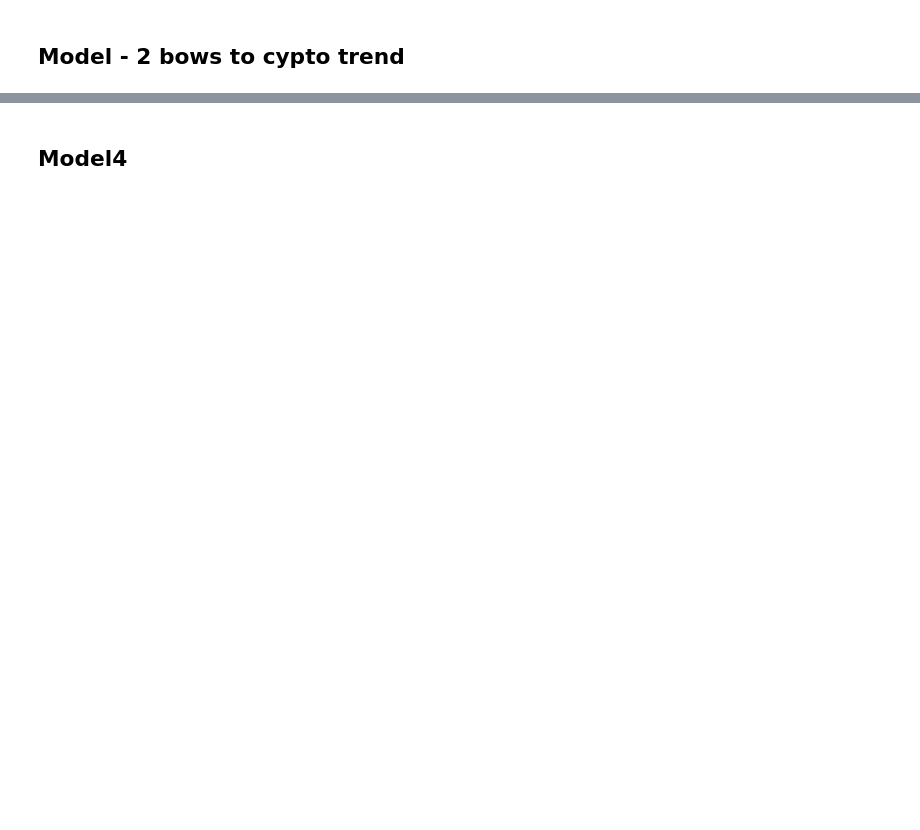
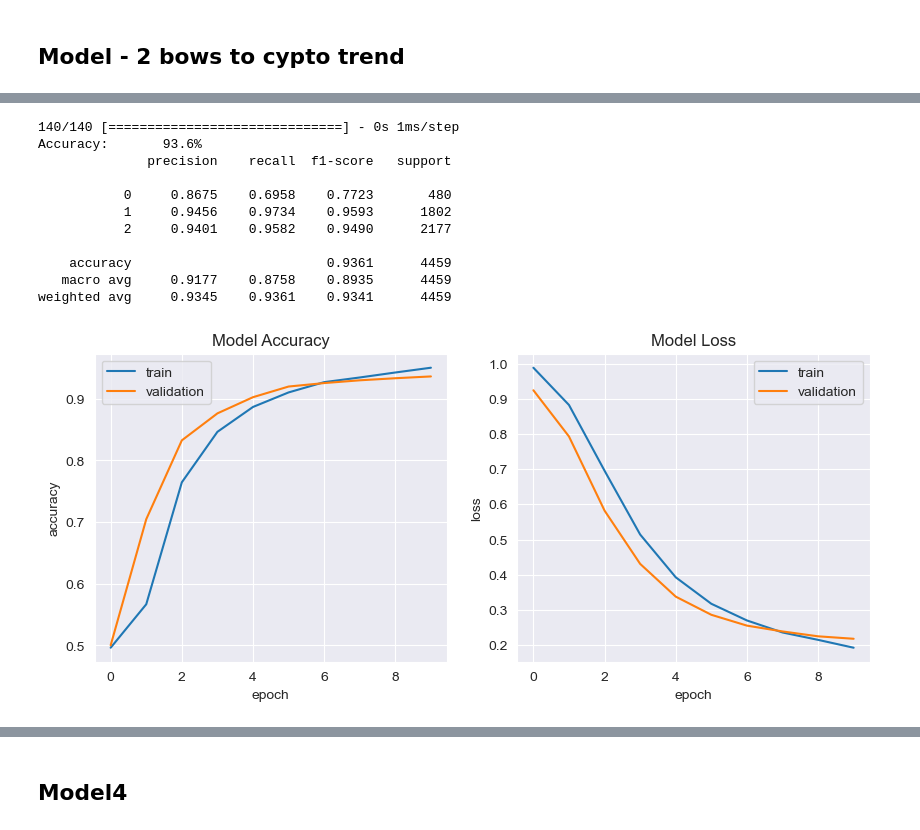
Before and after one commit to PotatoBearP/MLP_GP, a Jupyter notebook: G033_MLP.ipynb, the cells around one changed output, grey strips where cells are left out. Drawn from its saved outputs; the diff is of its cells as text; code cells hidden in the pictures; blank space fills up the shorter version.

```diff
--- a/G033_MLP.ipynb
+++ b/G033_MLP.ipynb
@@ -868,26 +821,67 @@ X_test = sequence.pad_sequences(X_test, maxlen=max_words)
 
 import tensorflow.keras.backend as K
 from tensorflow.keras.models import Sequential
-from tensorflow.keras.layers import Dense, Embedding, Conv1D, MaxPooling1D, LSTM
+from tensorflow.keras.layers import Dense, Embedding, Conv1D, MaxPooling1D, LSTM, GRU, SimpleRNN
 from sklearn.metrics import accuracy_score, confusion_matrix, classification_report
 
 batch_size = 32
-epochs = 10
+#cnn
+#epochs = 15
+#cnn-lstm
+#epochs = 5
+#epochs = 15
+#ann
+#epochs =20
+epochs =10
 
 max_features = 20000
 embed_dim = 100
+neurons = 64
 
 np.random.seed(seed)
 K.clear_session()
 model = Sequential()
 model.add(Embedding(max_features, embed_dim, input_length=X_train.shape[1]))
-model.add(Conv1D(filters=32, kernel_size=3, padding='same', activation='relu'))
-model.add(MaxPooling1D(pool_size=2))
-model.add(Conv1D(filters=32, kernel_size=3, padding='same', activation='relu'))
+
+model.add(Dense(16, activation='relu'))
+model.add(Dense(16, activation='relu'))
 model.add(GlobalMaxPooling1D())
-#model.add(Dropout(0.3))
-#model.add(LSTM(100, dropout=0.5, recurrent_dropout=0.2))
-#model.add(Dense(32, activation='relu', kernel_regularizer=regularizers.l2(weight_decay)))
+model.add(Dropout(0.25))
+
+# model.add(Conv1D(filters=32, kernel_size=3, padding='same', activation='relu'))
+# model.add(MaxPooling1D(pool_size=2))
+# model.add(Conv1D(filters=32, kernel_size=3, padding='same', activation='relu'))
+# model.add(MaxPooling1D(pool_size=2))
+# model.add(Dropout(0.25))
+
+# model.add(Conv1D(filters=32, kernel_size=3, padding='same', activation='relu'))
+# model.add(MaxPooling1D(pool_size=2))
+# model.add(Conv1D(filters=32, kernel_size=3, padding='same', activation='relu'))
+# model.add(MaxPooling1D(pool_size=2))
+# model.add(Dropout(0.25))
+
+# model.add(Conv1D(filters=32, kernel_size=1, padding='same', activation='relu'))
+# model.add(MaxPooling1D(pool_size=2))
+# model.add(Bidirectional(LSTM(32)))
+#model.add(Dropout(0.25))
+
+
+# model.add(GRU(256, return_sequences=True))
+# model.add(SimpleRNN(128))
+# model.add(Dense(10))
+# model.add(Dropout(0.25))
+
+# model.add(LSTM(256))
+# model.add(Dense(10))
+# model.add(Dropout(0.25))
+
+# model.add(Conv1D(filters=32, kernel_size=3, padding='same', activation='relu'))
+# model.add(MaxPooling1D(pool_size=2))
+# model.add(Conv1D(filters=32, kernel_size=3, padding='same', activation='relu'))
+# model.add(MaxPooling1D(pool_size=2))
+# model.add(LSTM(256))
+# model.add(Dropout(0.25))
+
 model.add(Dense(num_classes, activation='softmax'))
 model.compile(loss='categorical_crossentropy', optimizer='adam', metrics=['accuracy'])
 model.optimizer.learning_rate = 1e-4
@@ -919,12 +913,13 @@ def plot_training_hist(history):
     ax[1].legend(['train', 'validation'], loc='best')
 
 
-# plot_training_hist(history)
+plot_training_hist(history)
 # predict class with test set
-model.save('embedding_semantics')
-# y_pred_test = np.argmax(model.predict(X_test), axis=1)
-# print('Accuracy:\t{:0.1f}%'.format(accuracy_score(np.argmax(y_test, axis=1), y_pred_test) * 100))
-# print(classification_report(np.argmax(y_test, axis=1), y_pred_test))
+model.save('ann')
+y_pred_test = np.argmax(model.predict(X_test), axis=1)
+np.savetxt("ann_predict.csv", y_pred_test, delimiter=",")
+print('Accuracy:\t{:0.1f}%'.format(accuracy_score(np.argmax(y_test, axis=1), y_pred_test) * 100))
+print(classification_report(np.argmax(y_test, axis=1), y_pred_test, digits=4))
 # from sklearn.metrics import confusion_matrix
 # import seaborn as sns
 
@@ -973,0 +969,12 @@ KeyboardInterrupt:
+140/140 [==============================] - 0s 1ms/step
+Accuracy:       93.6%
+              precision    recall  f1-score   support
+
+           0     0.8675    0.6958    0.7723       480
+           1     0.9456    0.9734    0.9593      1802
+           2     0.9401    0.9582    0.9490      2177
+
+    accuracy                         0.9361      4459
+   macro avg     0.9177    0.8758    0.8935      4459
+weighted avg     0.9345    0.9361    0.9341      4459
+[figure, added]
```
Also changed, not shown: parts of 32 cells of this notebook.
